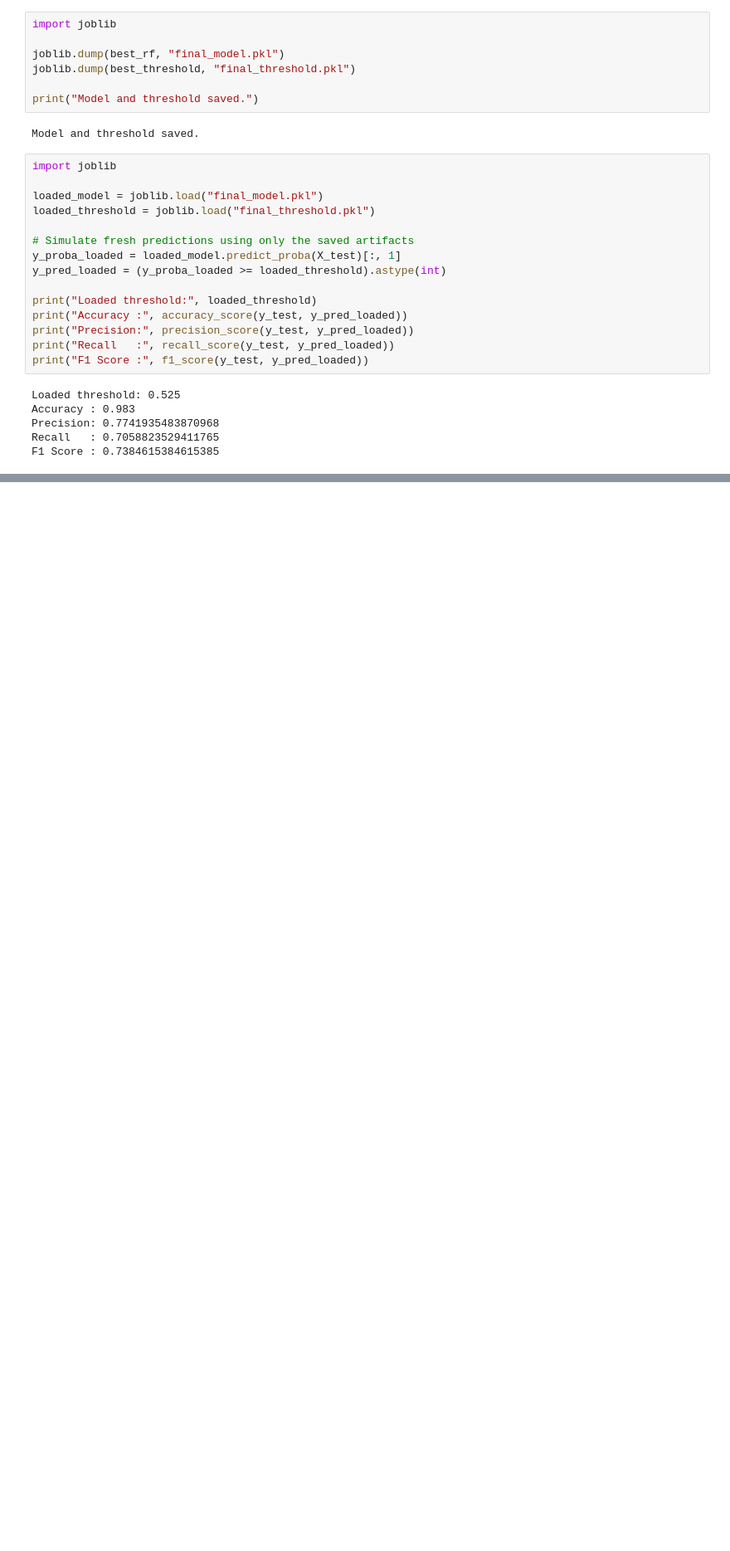
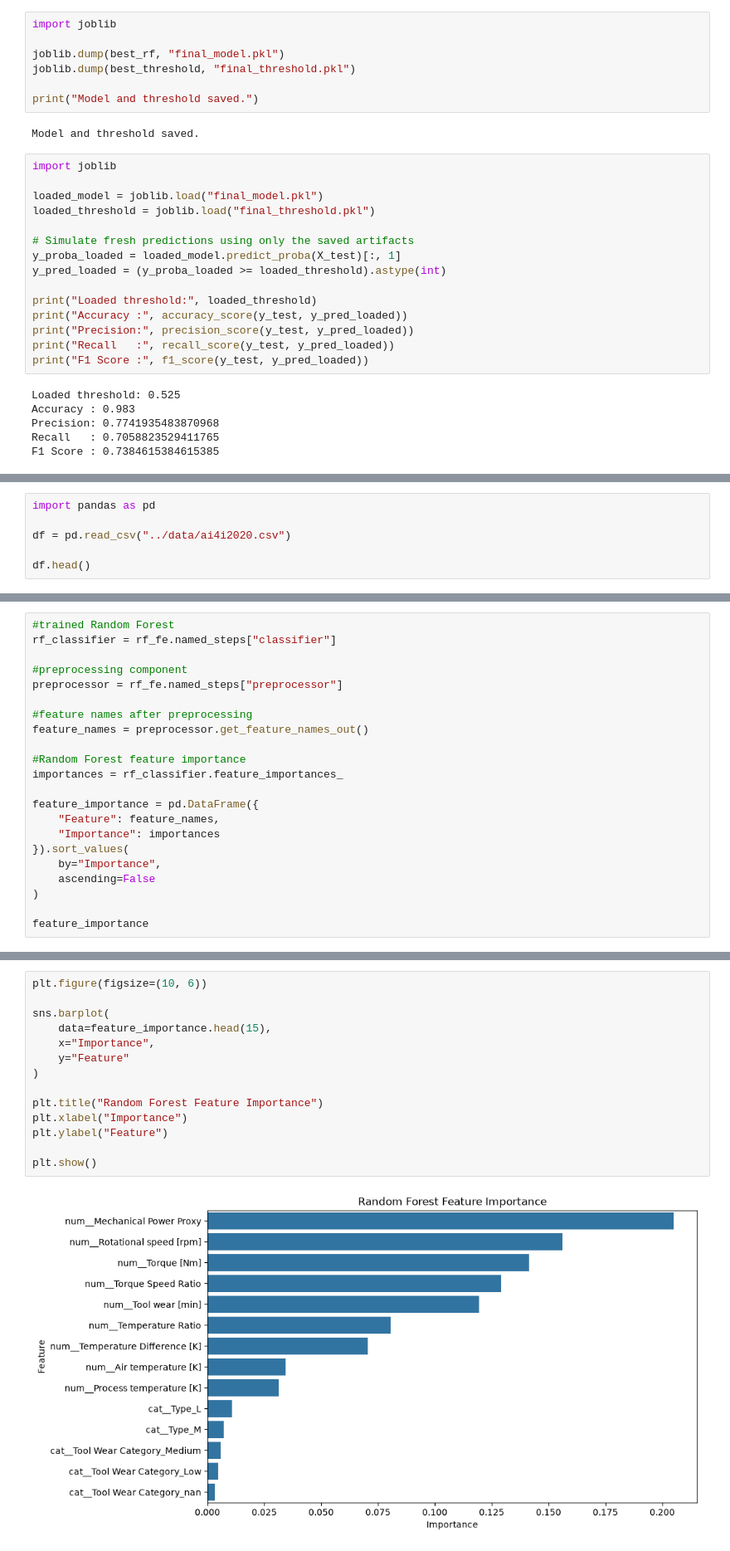
Before and after one commit to Quantumdata66/Machine_Failure_Prediction, a Jupyter notebook: Notebook/01_data_exploration.ipynb, the cells around one changed output, grey strips where cells are left out. Shown at 83% size. Saved outputs shown, nothing was run; the diff lists cells and outputs as text; blank space fills up the shorter version.

```diff
--- a/Notebook/01_data_exploration.ipynb
+++ b/Notebook/01_data_exploration.ipynb
@@ -767,0 +775,6 @@ F1 Score : 0.7384615384615385
+# %%
+import pandas as pd
+
+df = pd.read_csv("../data/ai4i2020.csv")
+
+df.head()
@@ -767,0 +964,22 @@ F1 Score : 0.7384615384615385
+# %%
+#trained Random Forest
+rf_classifier = rf_fe.named_steps["classifier"]
+
+#preprocessing component
+preprocessor = rf_fe.named_steps["preprocessor"]
+
+#feature names after preprocessing
+feature_names = preprocessor.get_feature_names_out()
+
+#Random Forest feature importance
+importances = rf_classifier.feature_importances_
+
+feature_importance = pd.DataFrame({
+    "Feature": feature_names,
+    "Importance": importances
+}).sort_values(
+    by="Importance",
+    ascending=False
+)
+
+feature_importance
@@ -767,0 +1002,16 @@ F1 Score : 0.7384615384615385
+# %%
+plt.figure(figsize=(10, 6))
+
+sns.barplot(
+    data=feature_importance.head(15),
+    x="Importance",
+    y="Feature"
+)
+
+plt.title("Random Forest Feature Importance")
+plt.xlabel("Importance")
+plt.ylabel("Feature")
+
+plt.show()
+# %% [output]
+[figure, added]
```
Also changed, not shown: parts of 38 cells of this notebook, 3 other files.
